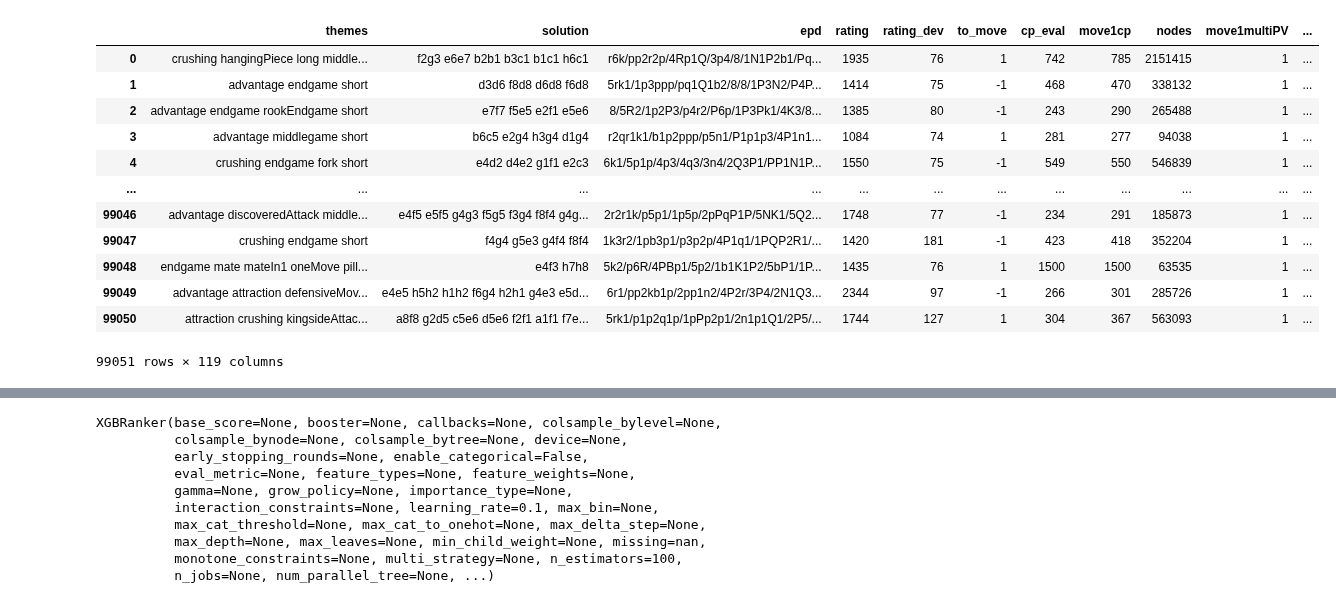
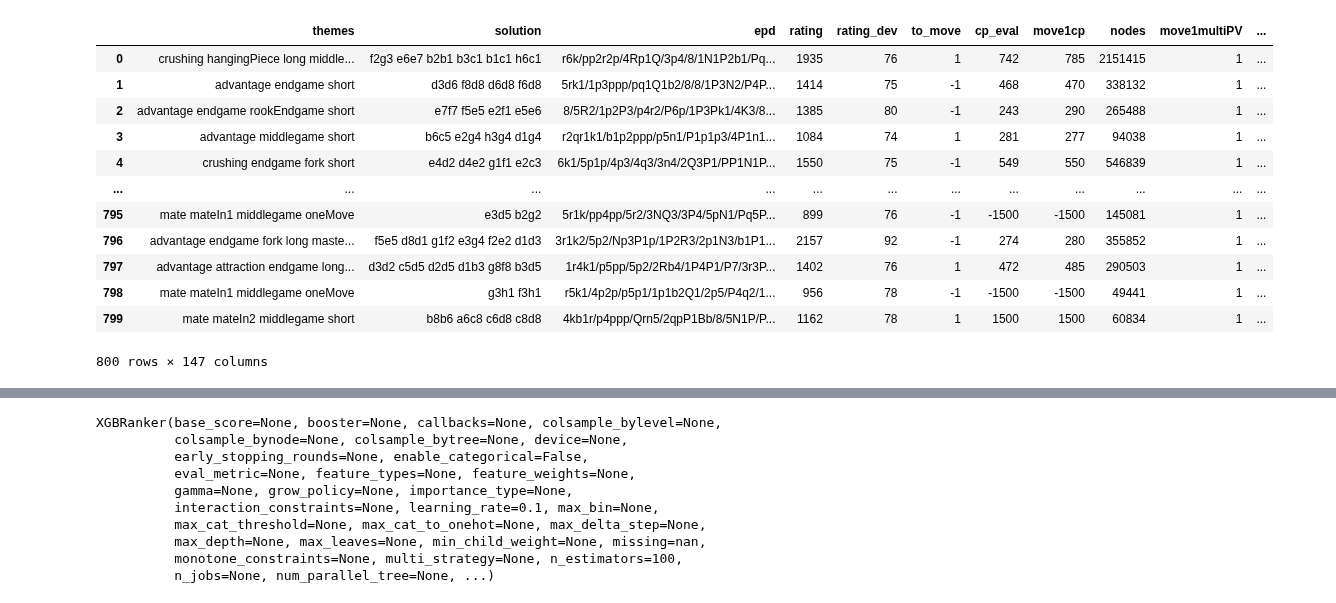
Before and after one commit to bajicluka01/chess-puzzle-evaluation, a Jupyter notebook: Ranker_test.ipynb, the cells around one changed output, grey strips where cells are left out. Saved outputs shown, nothing was run; the diff lists cells and outputs as text; code cells hidden in the pictures.

Commit message:
Datasets

```diff
--- a/Ranker_test.ipynb
+++ b/Ranker_test.ipynb
@@ -2,22 +2,22 @@
 import pandas as pd
 import numpy as np
 # %%
-df = pd.read_csv("dataset_100k.csv")
+df = pd.read_csv("dataset_100k_upgraded.csv")
 df
 # %% [output]
 |  | themes | solution | epd | rating | rating_dev | to_move | cp_eval | move1cp | nodes | move1multiPV | ... |
 | 0 | crushing hangingPiece long middle... | f2g3 e6e7 b2b1 b3c1 b1c1 h6c1 | r6k/pp2r2p/4Rp1Q/3p4/8/1N1P2b1/Pq... | 1935 | 76 | 1 | 742 | 785 | 2151415 | 1 | ... |
 | 1 | advantage endgame short | d3d6 f8d8 d6d8 f6d8 | 5rk1/1p3ppp/pq1Q1b2/8/8/1P3N2/P4P... | 1414 | 75 | -1 | 468 | 470 | 338132 | 1 | ... |
 | 2 | advantage endgame rookEndgame short | e7f7 f5e5 e2f1 e5e6 | 8/5R2/1p2P3/p4r2/P6p/1P3Pk1/4K3/8... | 1385 | 80 | -1 | 243 | 290 | 265488 | 1 | ... |
 | 3 | advantage middlegame short | b6c5 e2g4 h3g4 d1g4 | r2qr1k1/b1p2ppp/p5n1/P1p1p3/4P1n1... | 1084 | 74 | 1 | 281 | 277 | 94038 | 1 | ... |
 | 4 | crushing endgame fork short | e4d2 d4e2 g1f1 e2c3 | 6k1/5p1p/4p3/4q3/3n4/2Q3P1/PP1N1P... | 1550 | 75 | -1 | 549 | 550 | 546839 | 1 | ... |
 | ... | ... | ... | ... | ... | ... | ... | ... | ... | ... | ... | ... |
-| 99046 | advantage discoveredAttack middle... | e4f5 e5f5 g4g3 f5g5 f3g4 f8f4 g4g... | 2r2r1k/p5p1/1p5p/2pPqP1P/5NK1/5Q2... | 1748 | 77 | -1 | 234 | 291 | 185873 | 1 | ... |
-| 99047 | crushing endgame short | f4g4 g5e3 g4f4 f8f4 | 1k3r2/1pb3p1/p3p2p/4P1q1/1PQP2R1/... | 1420 | 181 | -1 | 423 | 418 | 352204 | 1 | ... |
-| 99048 | endgame mate mateIn1 oneMove pill... | e4f3 h7h8 | 5k2/p6R/4PBp1/5p2/1b1K1P2/5bP1/1P... | 1435 | 76 | 1 | 1500 | 1500 | 63535 | 1 | ... |
-| 99049 | advantage attraction defensiveMov... | e4e5 h5h2 h1h2 f6g4 h2h1 g4e3 e5d... | 6r1/pp2kb1p/2pp1n2/4P2r/3P4/2N1Q3... | 2344 | 97 | -1 | 266 | 301 | 285726 | 1 | ... |
-| 99050 | attraction crushing kingsideAttac... | a8f8 g2d5 c5e6 d5e6 f2f1 a1f1 f7e... | 5rk1/p1p2q1p/1pPp2p1/2n1p1Q1/2P5/... | 1744 | 127 | 1 | 304 | 367 | 563093 | 1 | ... |
+| 795 | mate mateIn1 middlegame oneMove | e3d5 b2g2 | 5r1k/pp4pp/5r2/3NQ3/3P4/5pN1/Pq5P... | 899 | 76 | -1 | -1500 | -1500 | 145081 | 1 | ... |
+| 796 | advantage endgame fork long maste... | f5e5 d8d1 g1f2 e3g4 f2e2 d1d3 | 3r1k2/5p2/Np3P1p/1P2R3/2p1N3/b1P1... | 2157 | 92 | -1 | 274 | 280 | 355852 | 1 | ... |
+| 797 | advantage attraction endgame long... | d3d2 c5d5 d2d5 d1b3 g8f8 b3d5 | 1r4k1/p5pp/5p2/2Rb4/1P4P1/P7/3r3P... | 1402 | 76 | 1 | 472 | 485 | 290503 | 1 | ... |
+| 798 | mate mateIn1 middlegame oneMove | g3h1 f3h1 | r5k1/4p2p/p5p1/1p1b2Q1/2p5/P4q2/1... | 956 | 78 | -1 | -1500 | -1500 | 49441 | 1 | ... |
+| 799 | mate mateIn2 middlegame short | b8b6 a6c8 c6d8 c8d8 | 4kb1r/p4ppp/Qrn5/2qpP1Bb/8/5N1P/P... | 1162 | 78 | 1 | 1500 | 1500 | 60834 | 1 | ... |
-99051 rows × 119 columns
+800 rows × 147 columns
 # %%
 remove_attributes = []
 for c in df["themes"]:
```
Also changed, not shown: parts of 10 cells of this notebook, 4 other files.
